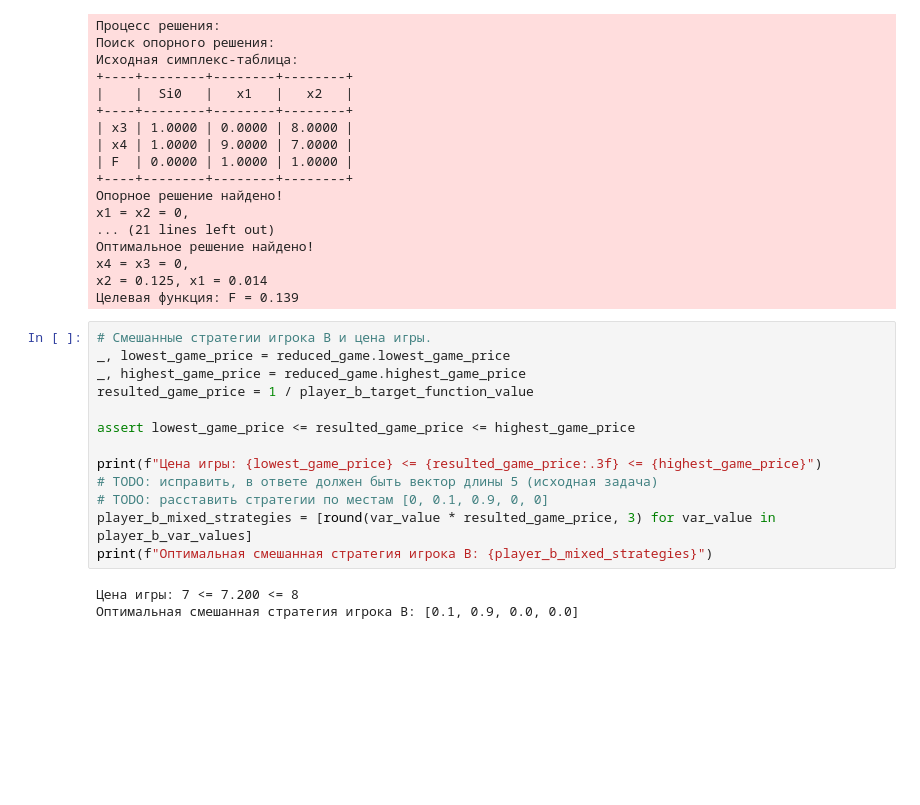
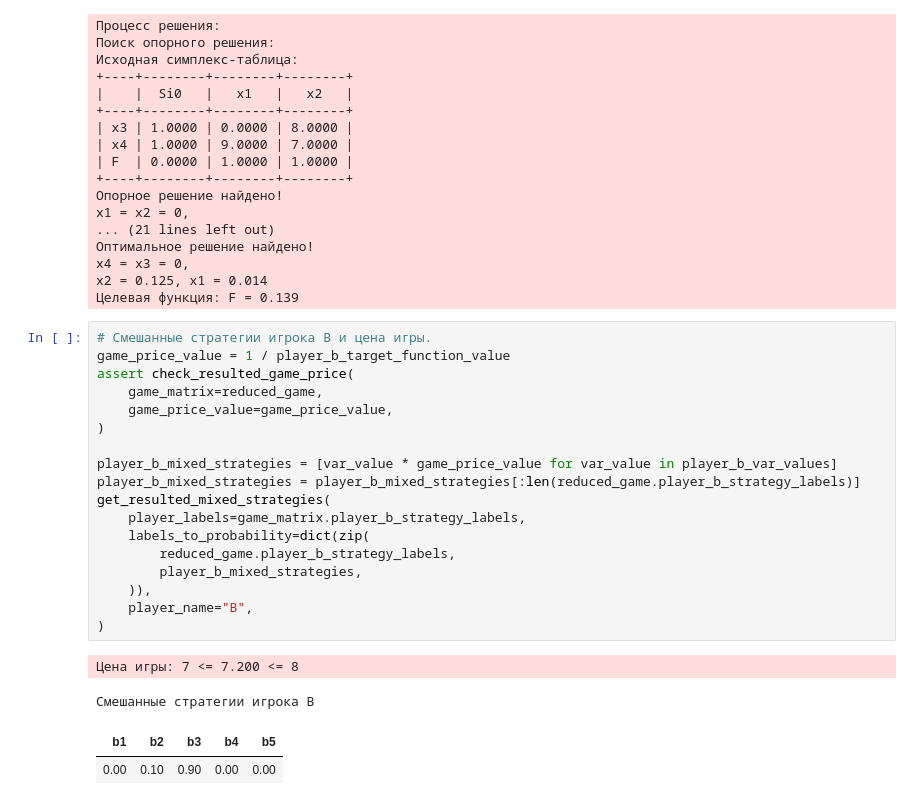
Before and after one commit to aaaaaaaalesha/10-game_theory, a Jupyter notebook: game_theory/introduction_rgz_01/rgz.ipynb, the cells around one changed output. Drawn from its saved outputs; the diff is of its cells as text; blank space fills up the shorter version.

```diff
--- a/game_theory/introduction_rgz_01/rgz.ipynb
+++ b/game_theory/introduction_rgz_01/rgz.ipynb
@@ -424,17 +441,24 @@ x2 = 0.125, x1 = 0.014
 Целевая функция: F = 0.139
 # %%
 # Смешанные стратегии игрока B и цена игры.
-_, lowest_game_price = reduced_game.lowest_game_price
-_, highest_game_price = reduced_game.highest_game_price
-resulted_game_price = 1 / player_b_target_function_value
+game_price_value = 1 / player_b_target_function_value
+assert check_resulted_game_price(
+    game_matrix=reduced_game,
+    game_price_value=game_price_value,
+)
 
-assert lowest_game_price <= resulted_game_price <= highest_game_price
-
-print(f"Цена игры: {lowest_game_price} <= {resulted_game_price:.3f} <= {highest_game_price}")
-# TODO: исправить, в ответе должен быть вектор длины 5 (исходная задача)
-# TODO: расставить стратегии по местам [0, 0.1, 0.9, 0, 0]
-player_b_mixed_strategies = [round(var_value * resulted_game_price, 3) for var_value in player_b_var_values]
-print(f"Оптимальная смешанная стратегия игрока B: {player_b_mixed_strategies}")
+player_b_mixed_strategies = [var_value * game_price_value for var_value in player_b_var_values]
+player_b_mixed_strategies = player_b_mixed_strategies[:len(reduced_game.player_b_strategy_labels)]
+get_resulted_mixed_strategies(
+    player_labels=game_matrix.player_b_strategy_labels,
+    labels_to_probability=dict(zip(
+        reduced_game.player_b_strategy_labels,
+        player_b_mixed_strategies,
+    )),
+    player_name="B",
+)
 # %% [output]
 Цена игры: 7 <= 7.200 <= 8
-Оптимальная смешанная стратегия игрока B: [0.1, 0.9, 0.0, 0.0]
+Смешанные стратегии игрока B
+| b1 | b2 | b3 | b4 | b5 |
+| 0.00 | 0.10 | 0.90 | 0.00 | 0.00 |
```
Also changed, not shown: parts of 4 cells of this notebook, 4 other files.
